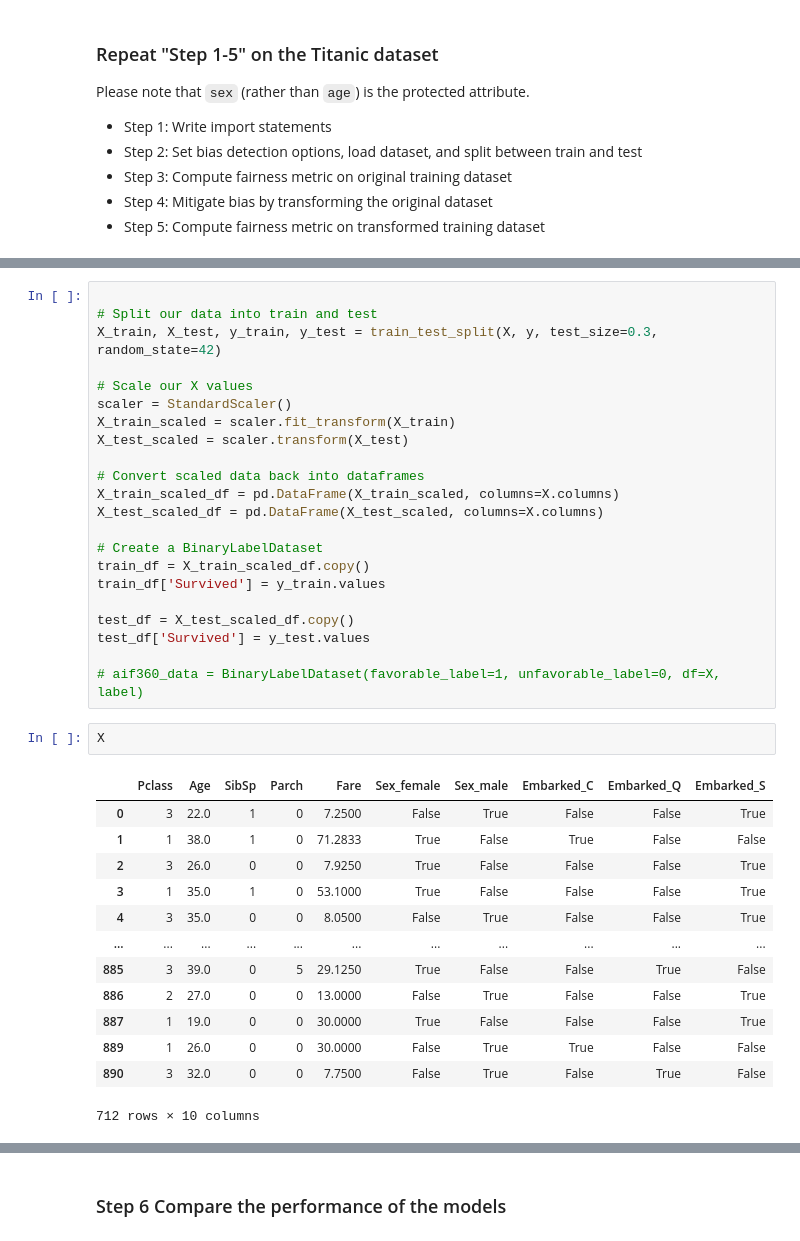
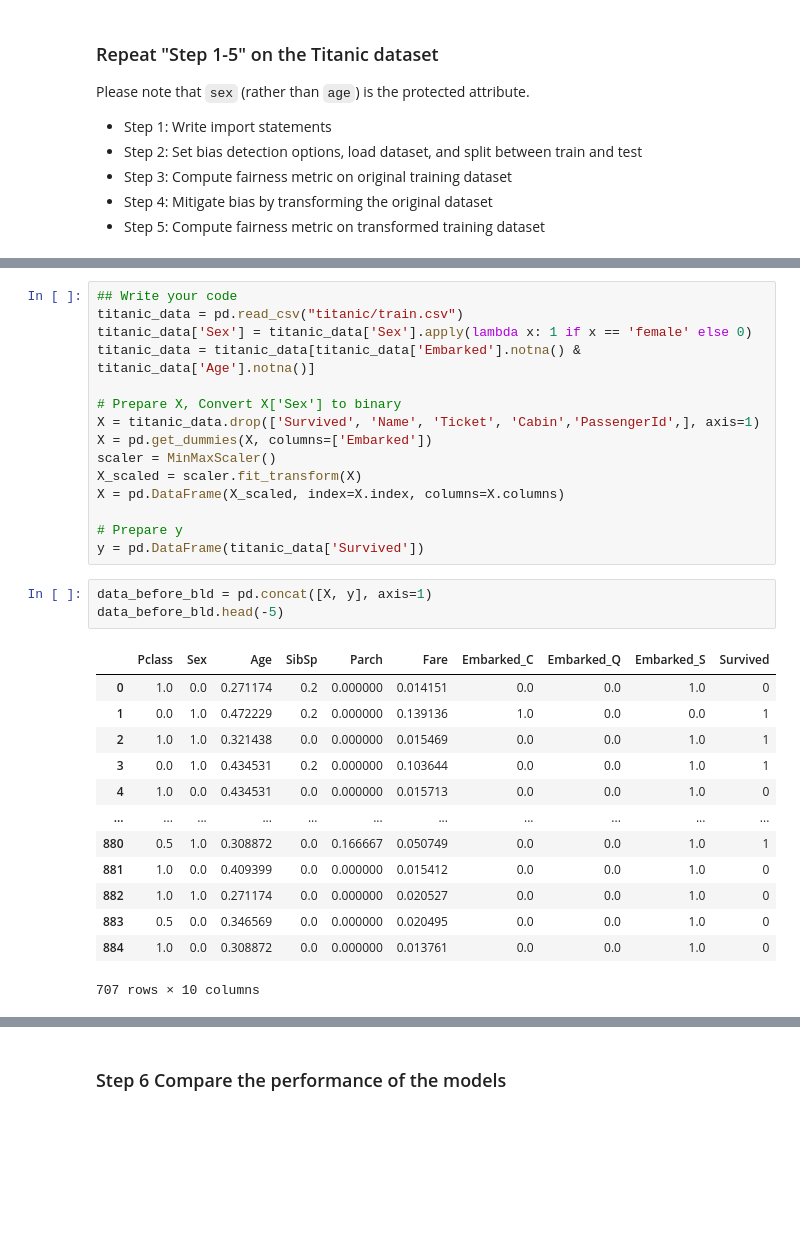
Before and after one commit to MichaelKuby/CMPT733_DataScience, a Jupyter notebook: A11/A11-1.ipynb, the cells around one changed output, grey strips where cells are left out. Drawn from its saved outputs; the diff is of its cells as text; blank space fills up the shorter version.

```diff
--- a/A11/A11-1.ipynb
+++ b/A11/A11-1.ipynb
@@ -196,38 +160,32 @@ y = titanic_data['Survived']
-# %%
-
-# Split our data into train and test
-X_train, X_test, y_train, y_test = train_test_split(X, y, test_size=0.3, random_state=42)
-
-# Scale our X values
-scaler = StandardScaler()
-X_train_scaled = scaler.fit_transform(X_train)
-X_test_scaled = scaler.transform(X_test)
-
-# Convert scaled data back into dataframes
-X_train_scaled_df = pd.DataFrame(X_train_scaled, columns=X.columns)
-X_test_scaled_df = pd.DataFrame(X_test_scaled, columns=X.columns)
-
-# Create a BinaryLabelDataset
-train_df = X_train_scaled_df.copy()
-train_df['Survived'] = y_train.values
-
-test_df = X_test_scaled_df.copy()
-test_df['Survived'] = y_test.values
-
-# aif360_data = BinaryLabelDataset(favorable_label=1, unfavorable_label=0, df=X, label)
-# %%
-X
-# %% [output]
-|  | Pclass | Age | SibSp | Parch | Fare | Sex_female | Sex_male | Embarked_C | Embarked_Q | Embarked_S |
-| 0 | 3 | 22.0 | 1 | 0 | 7.2500 | False | True | False | False | True |
-| 1 | 1 | 38.0 | 1 | 0 | 71.2833 | True | False | True | False | False |
-| 2 | 3 | 26.0 | 0 | 0 | 7.9250 | True | False | False | False | True |
-| 3 | 1 | 35.0 | 1 | 0 | 53.1000 | True | False | False | False | True |
-| 4 | 3 | 35.0 | 0 | 0 | 8.0500 | False | True | False | False | True |
-| ... | ... | ... | ... | ... | ... | ... | ... | ... | ... | ... |
-| 885 | 3 | 39.0 | 0 | 5 | 29.1250 | True | False | False | True | False |
-| 886 | 2 | 27.0 | 0 | 0 | 13.0000 | False | True | False | False | True |
-| 887 | 1 | 19.0 | 0 | 0 | 30.0000 | True | False | False | False | True |
-| 889 | 1 | 26.0 | 0 | 0 | 30.0000 | False | True | True | False | False |
-| 890 | 3 | 32.0 | 0 | 0 | 7.7500 | False | True | False | True | False |
-712 rows × 10 columns
+# %%
+## Write your code
+titanic_data = pd.read_csv("titanic/train.csv")
+titanic_data['Sex'] = titanic_data['Sex'].apply(lambda x: 1 if x == 'female' else 0)
+titanic_data = titanic_data[titanic_data['Embarked'].notna() & titanic_data['Age'].notna()]
+
+# Prepare X, Convert X['Sex'] to binary
+X = titanic_data.drop(['Survived', 'Name', 'Ticket', 'Cabin','PassengerId',], axis=1)
+X = pd.get_dummies(X, columns=['Embarked'])
+scaler = MinMaxScaler()
+X_scaled = scaler.fit_transform(X)
+X = pd.DataFrame(X_scaled, index=X.index, columns=X.columns)
+
+# Prepare y
+y = pd.DataFrame(titanic_data['Survived'])
+# %%
+data_before_bld = pd.concat([X, y], axis=1)
+data_before_bld.head(-5)
+# %% [output]
+|  | Pclass | Sex | Age | SibSp | Parch | Fare | Embarked_C | Embarked_Q | Embarked_S | Survived |
+| 0 | 1.0 | 0.0 | 0.271174 | 0.2 | 0.000000 | 0.014151 | 0.0 | 0.0 | 1.0 | 0 |
+| 1 | 0.0 | 1.0 | 0.472229 | 0.2 | 0.000000 | 0.139136 | 1.0 | 0.0 | 0.0 | 1 |
+| 2 | 1.0 | 1.0 | 0.321438 | 0.0 | 0.000000 | 0.015469 | 0.0 | 0.0 | 1.0 | 1 |
+| 3 | 0.0 | 1.0 | 0.434531 | 0.2 | 0.000000 | 0.103644 | 0.0 | 0.0 | 1.0 | 1 |
+| 4 | 1.0 | 0.0 | 0.434531 | 0.0 | 0.000000 | 0.015713 | 0.0 | 0.0 | 1.0 | 0 |
+| ... | ... | ... | ... | ... | ... | ... | ... | ... | ... | ... |
+| 880 | 0.5 | 1.0 | 0.308872 | 0.0 | 0.166667 | 0.050749 | 0.0 | 0.0 | 1.0 | 1 |
+| 881 | 1.0 | 0.0 | 0.409399 | 0.0 | 0.000000 | 0.015412 | 0.0 | 0.0 | 1.0 | 0 |
+| 882 | 1.0 | 1.0 | 0.271174 | 0.0 | 0.000000 | 0.020527 | 0.0 | 0.0 | 1.0 | 0 |
+| 883 | 0.5 | 0.0 | 0.346569 | 0.0 | 0.000000 | 0.020495 | 0.0 | 0.0 | 1.0 | 0 |
+| 884 | 1.0 | 0.0 | 0.308872 | 0.0 | 0.000000 | 0.013761 | 0.0 | 0.0 | 1.0 | 0 |
+707 rows × 10 columns
```
Also changed, not shown: parts of 13 cells of this notebook.
